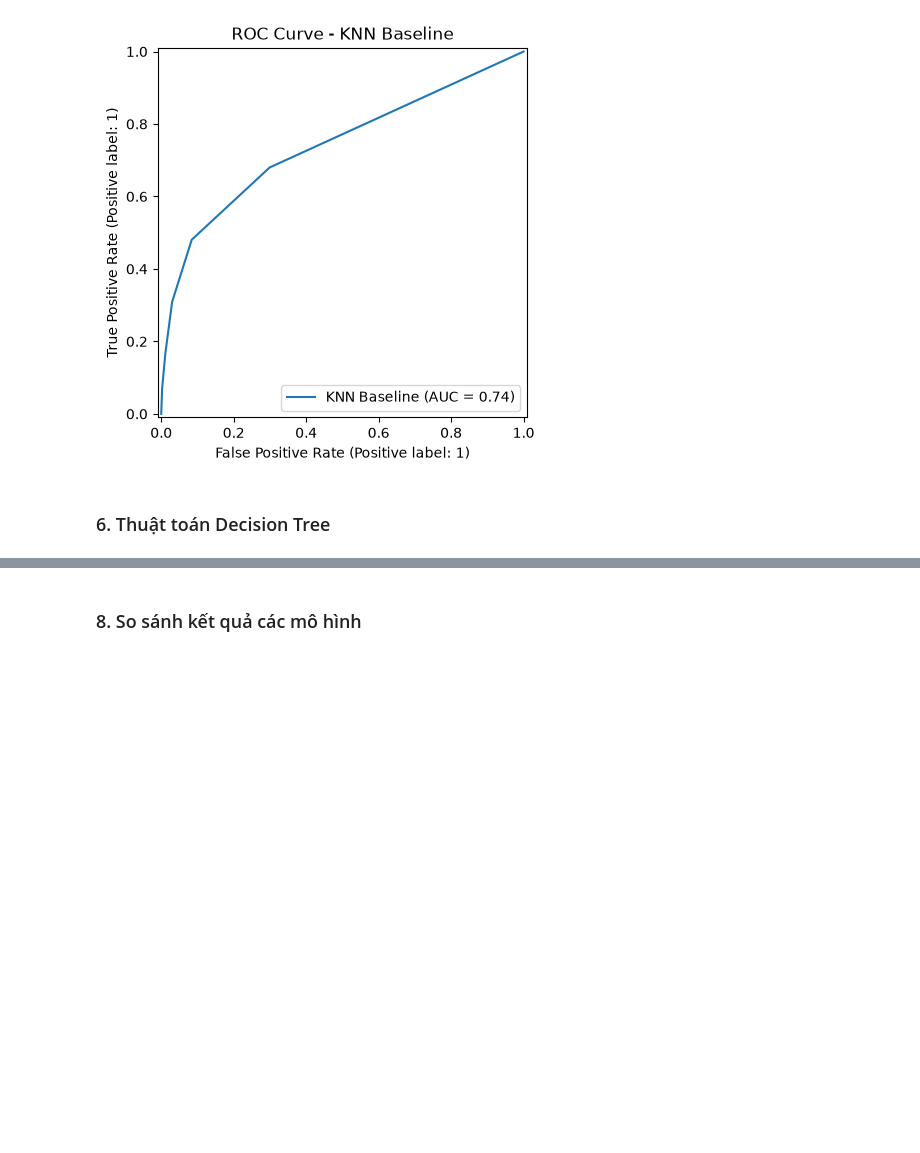
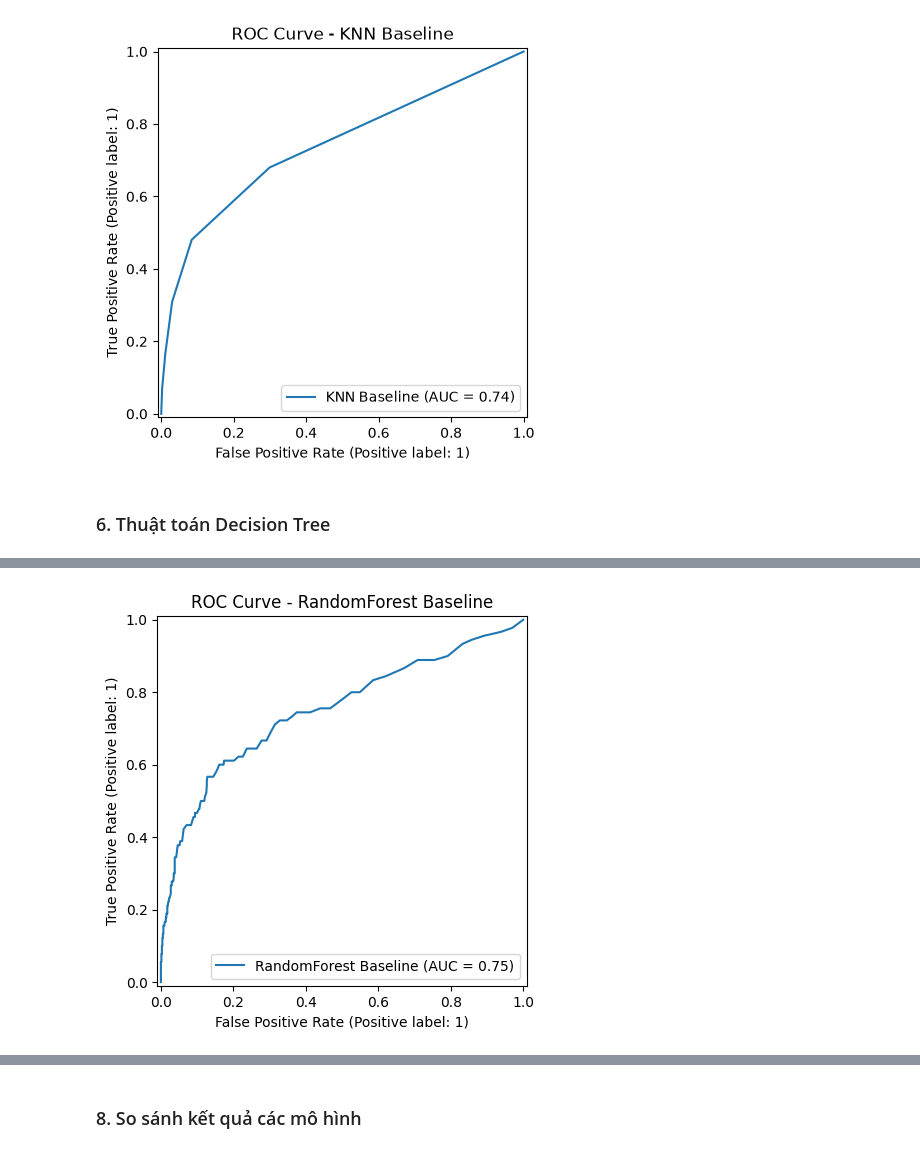
Before and after one commit to QuiBao47/MayHoc_Nhom, a Jupyter notebook: Đồ án cuối kỳ/Bank_Marketing.ipynb, the cells around one changed output, grey strips where cells are left out. Cells and saved outputs as stored; diff of their text form; code cells hidden in the pictures; blank space fills up the shorter version.

```diff
--- a/Đồ án cuối kỳ/Bank_Marketing.ipynb
+++ b/Đồ án cuối kỳ/Bank_Marketing.ipynb
@@ -438,0 +434,13 @@ dtype: float64
+# %%
+import matplotlib.pyplot as plt
+from sklearn.metrics import RocCurveDisplay
+
+RocCurveDisplay.from_predictions(
+    y_test,
+    y_proba_rf,
+    name="RandomForest Baseline",
+)
+plt.title("ROC Curve - RandomForest Baseline")
+plt.show()
+# %% [output]
+[figure, added]
```
Also changed, not shown: parts of 11 cells of this notebook.
